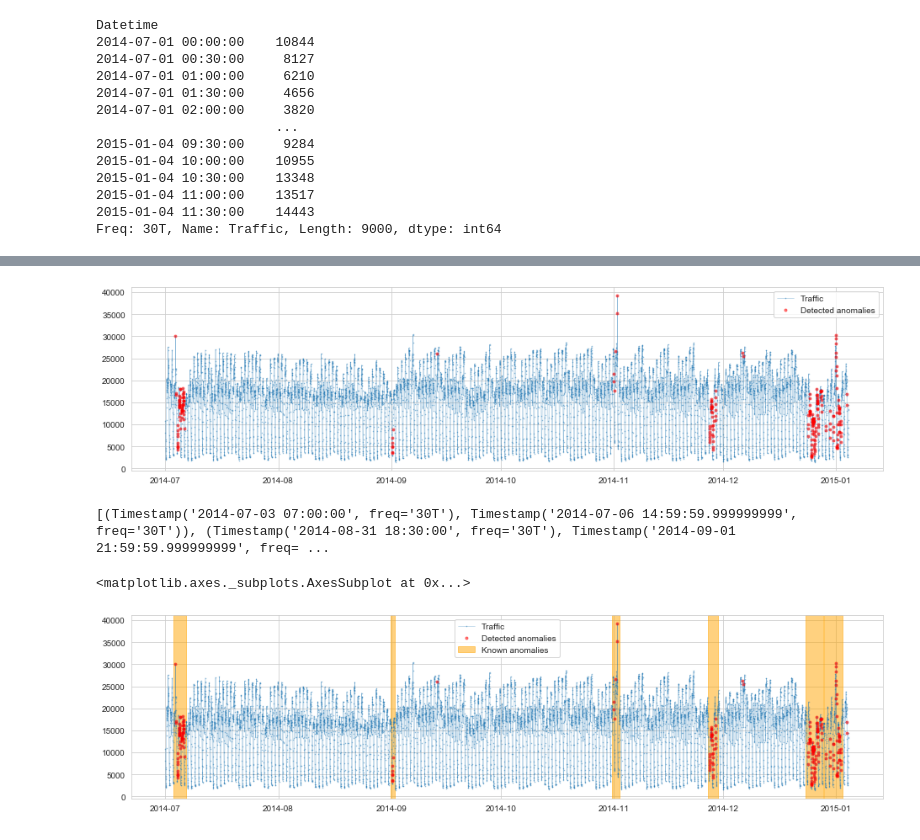
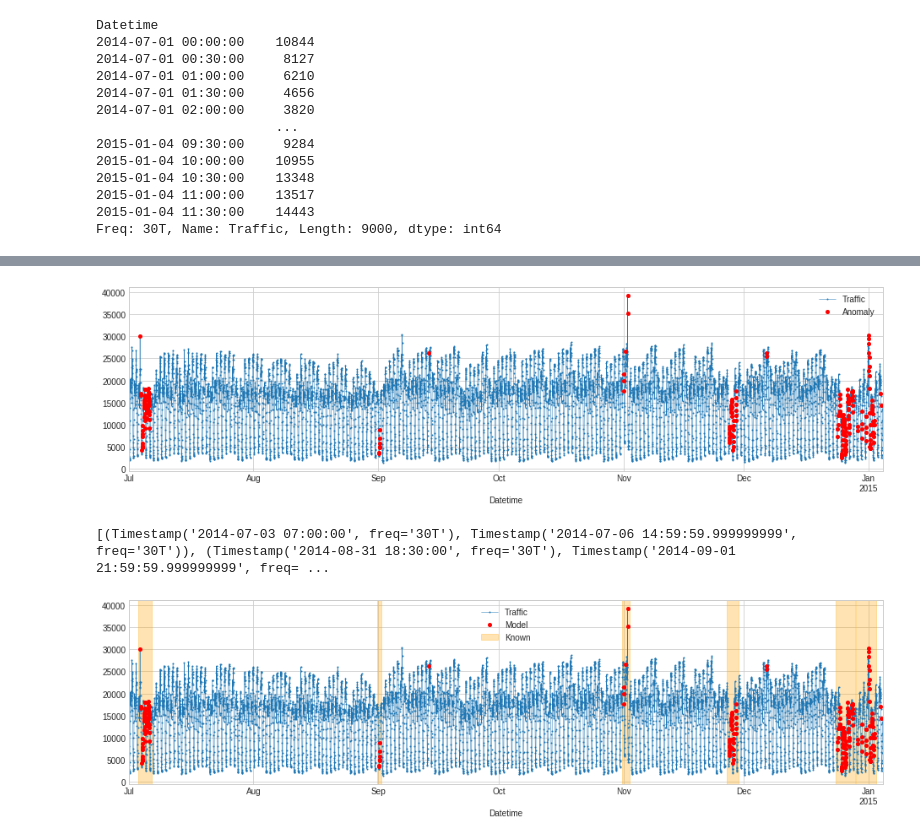
Before and after one commit to arundo/adtk, a Jupyter notebook: docs/notebooks/quickstart.ipynb, the cells around one changed output, grey strips where cells are left out. Cells and saved outputs as stored; diff of their text form; code cells hidden in the pictures.

Commit message:
updated quickstart with new plotting

```diff
--- a/docs/notebooks/quickstart.ipynb
+++ b/docs/notebooks/quickstart.ipynb
@@ -47,21 +47,23 @@ plot(s_train)
 # %%
 from adtk.detector import SeasonalAD
 seasonal_ad = SeasonalAD()
 anomalies = seasonal_ad.fit_detect(s_train)
-plot(s_train, anomaly_pred=anomalies, ap_color='red', ap_marker_on_curve=True);
+plot(s_train, anomaly=anomalies, anomaly_color="red", anomaly_tag="marker");
 # %% [output]
-[figure, old version]
+[figure, new version]
 # %%
 known_anomalies = pd.read_csv("./data/quickstart/known_anomalies.csv", index_col="Datetime", parse_dates=True, squeeze=True)
 known_anomalies = validate_series(known_anomalies)
 from adtk.data import to_events
 known_anomalies = to_events(known_anomalies)
 print(known_anomalies)
-plot(s_train, anomaly_true=known_anomalies, anomaly_pred=anomalies, ap_color='red', ap_marker_on_curve=True, at_color="orange", freq_as_period=True)
+plot(s_train,
+     anomaly={"Known": known_anomalies, "Model": anomalies},
+     anomaly_tag={"Known": "span", "Model": "marker"},
+     anomaly_color={"Known": "orange", "Model": "red"});
 # %% [output]
 [(Timestamp('2014-07-03 07:00:00', freq='30T'), Timestamp('2014-07-06 14:59:59.999999999', freq='30T')), (Timestamp('2014-08-31 18:30:00', freq='30T'), Timestamp('2014-09-01 21:59:59.999999999', freq= ...
-<matplotlib.axes._subplots.AxesSubplot at 0x...>
-[figure, old version]
+[figure, new version]
 # %%
 s_test = pd.read_csv("./data/quickstart/testing.csv", index_col="Datetime", parse_dates=True, squeeze=True)
 s_test = validate_series(s_test)
```
Also changed, not shown: parts of 2 cells of this notebook, 5 other files.
